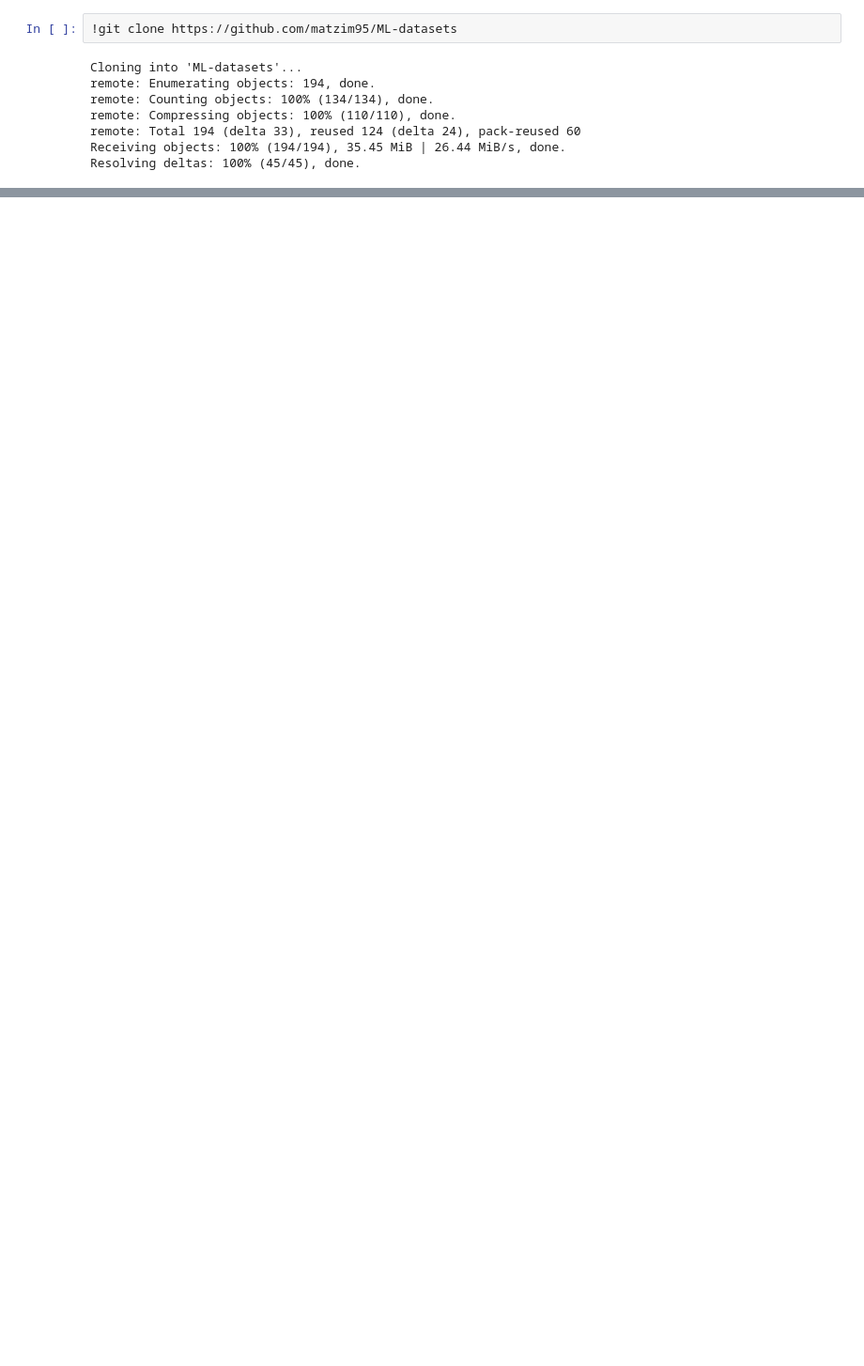
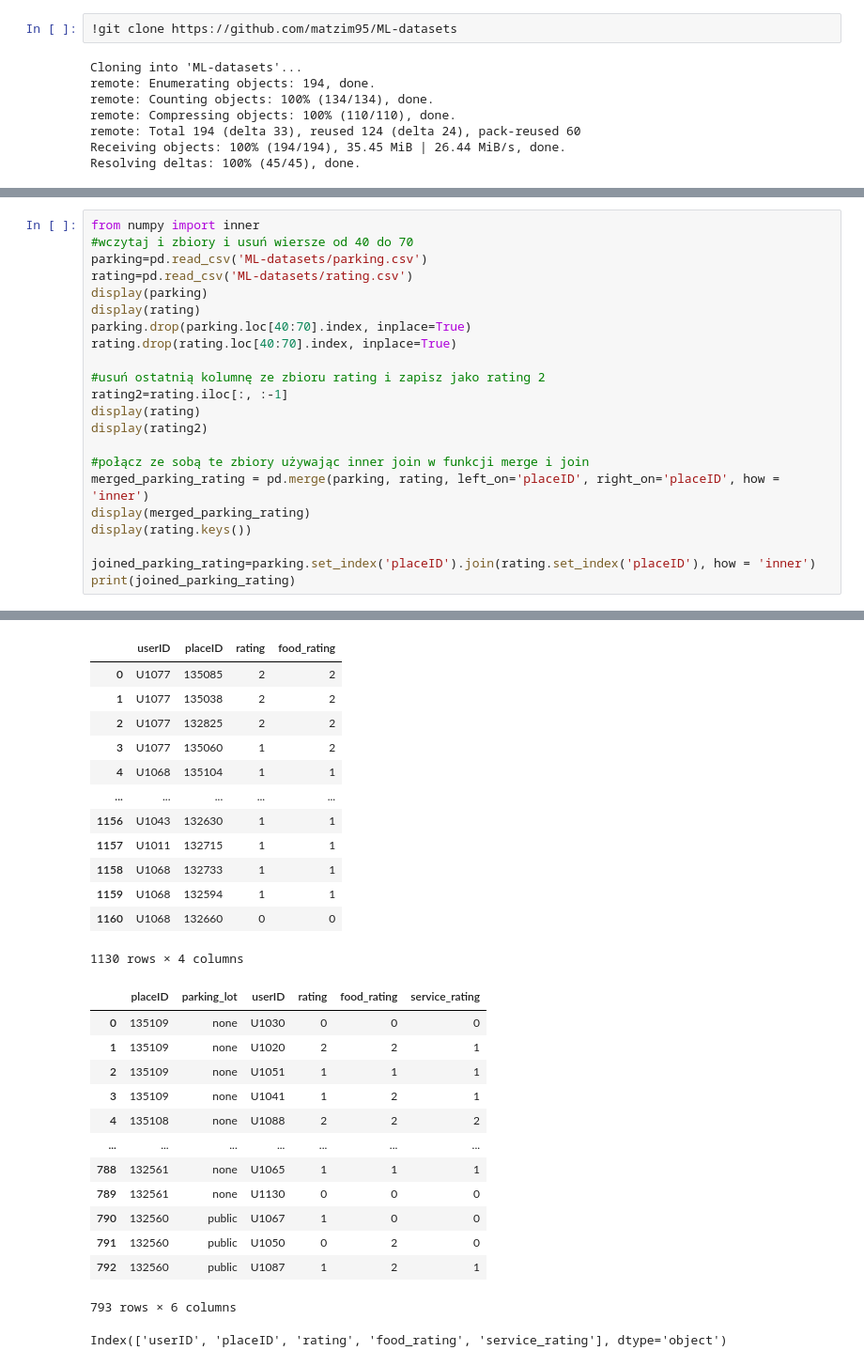
Before and after one commit to danm00nster/zaliczenie_IDW, a Jupyter notebook: Zaliczenie_IWD_Daniel_Kwiecinski.ipynb, the cells around one changed output, grey strips where cells are left out. Shown at 94% size. Saved outputs shown, nothing was run; the diff lists cells and outputs as text; blank space fills up the shorter version.

```diff
--- a/Zaliczenie_IWD_Daniel_Kwiecinski.ipynb
+++ b/Zaliczenie_IWD_Daniel_Kwiecinski.ipynb
@@ -127,0 +133,23 @@ Name: sepal length, Length: 150, dtype: float64
+# %%
+from numpy import inner
+#wczytaj i zbiory i usuń wiersze od 40 do 70
+parking=pd.read_csv('ML-datasets/parking.csv')
+rating=pd.read_csv('ML-datasets/rating.csv')
+display(parking)
+display(rating)
+parking.drop(parking.loc[40:70].index, inplace=True)
+rating.drop(rating.loc[40:70].index, inplace=True)
+
+#usuń ostatnią kolumnę ze zbioru rating i zapisz jako rating 2
+rating2=rating.iloc[:, :-1]
+display(rating)
+display(rating2)
+
+#połącz ze sobą te zbiory używając inner join w funkcji merge i join
+merged_parking_rating = pd.merge(parking, rating, left_on='placeID', right_on='placeID', how = 'inner')
+display(merged_parking_rating)
+display(rating.keys())
+
+joined_parking_rating=parking.set_index('placeID').join(rating.set_index('placeID'), how = 'inner')
+print(joined_parking_rating)
+# %% [output]
@@ -127,0 +195,27 @@ Name: sepal length, Length: 150, dtype: float64
+|  | userID | placeID | rating | food_rating |
+| 0 | U1077 | 135085 | 2 | 2 |
+| 1 | U1077 | 135038 | 2 | 2 |
+| 2 | U1077 | 132825 | 2 | 2 |
+| 3 | U1077 | 135060 | 1 | 2 |
+| 4 | U1068 | 135104 | 1 | 1 |
+| ... | ... | ... | ... | ... |
+| 1156 | U1043 | 132630 | 1 | 1 |
+| 1157 | U1011 | 132715 | 1 | 1 |
+| 1158 | U1068 | 132733 | 1 | 1 |
+| 1159 | U1068 | 132594 | 1 | 1 |
+| 1160 | U1068 | 132660 | 0 | 0 |
+1130 rows × 4 columns
+|  | placeID | parking_lot | userID | rating | food_rating | service_rating |
+| 0 | 135109 | none | U1030 | 0 | 0 | 0 |
+| 1 | 135109 | none | U1020 | 2 | 2 | 1 |
+| 2 | 135109 | none | U1051 | 1 | 1 | 1 |
+| 3 | 135109 | none | U1041 | 1 | 2 | 1 |
+| 4 | 135108 | none | U1088 | 2 | 2 | 2 |
+| ... | ... | ... | ... | ... | ... | ... |
+| 788 | 132561 | none | U1065 | 1 | 1 | 1 |
+| 789 | 132561 | none | U1130 | 0 | 0 | 0 |
+| 790 | 132560 | public | U1067 | 1 | 0 | 0 |
+| 791 | 132560 | public | U1050 | 0 | 2 | 0 |
+| 792 | 132560 | public | U1087 | 1 | 2 | 1 |
+793 rows × 6 columns
+Index(['userID', 'placeID', 'rating', 'food_rating', 'service_rating'], dtype='object')
```
Also changed, not shown: parts of 6 cells of this notebook.
